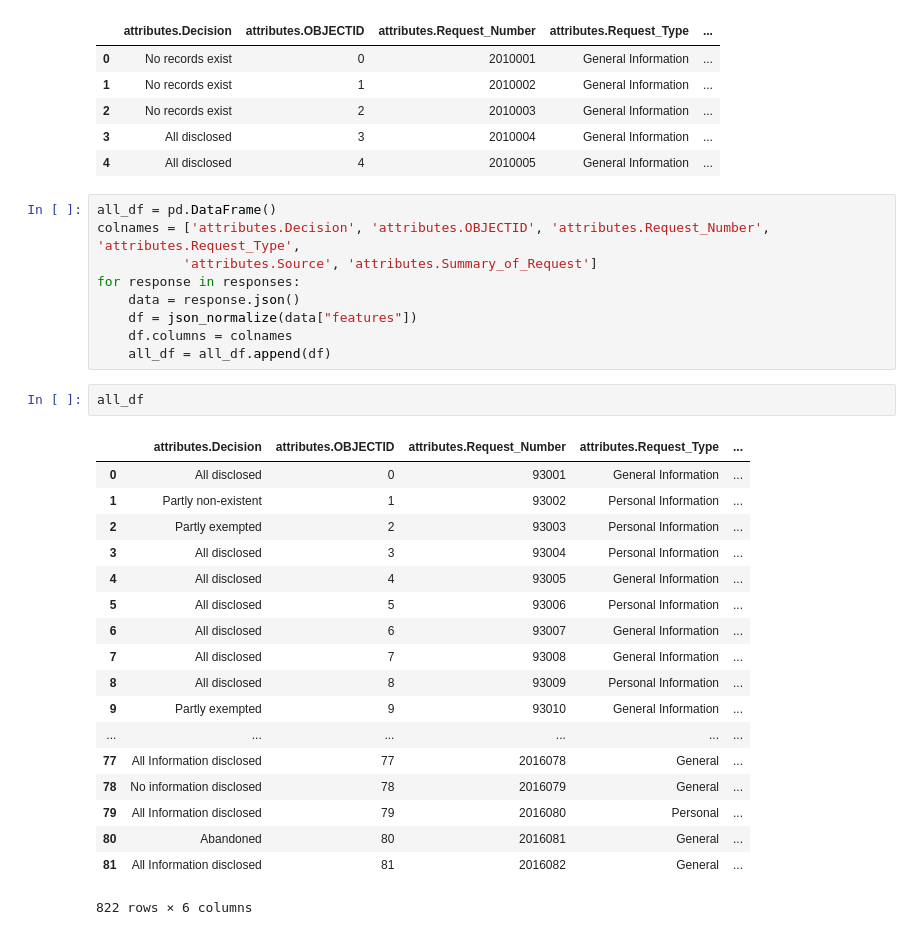
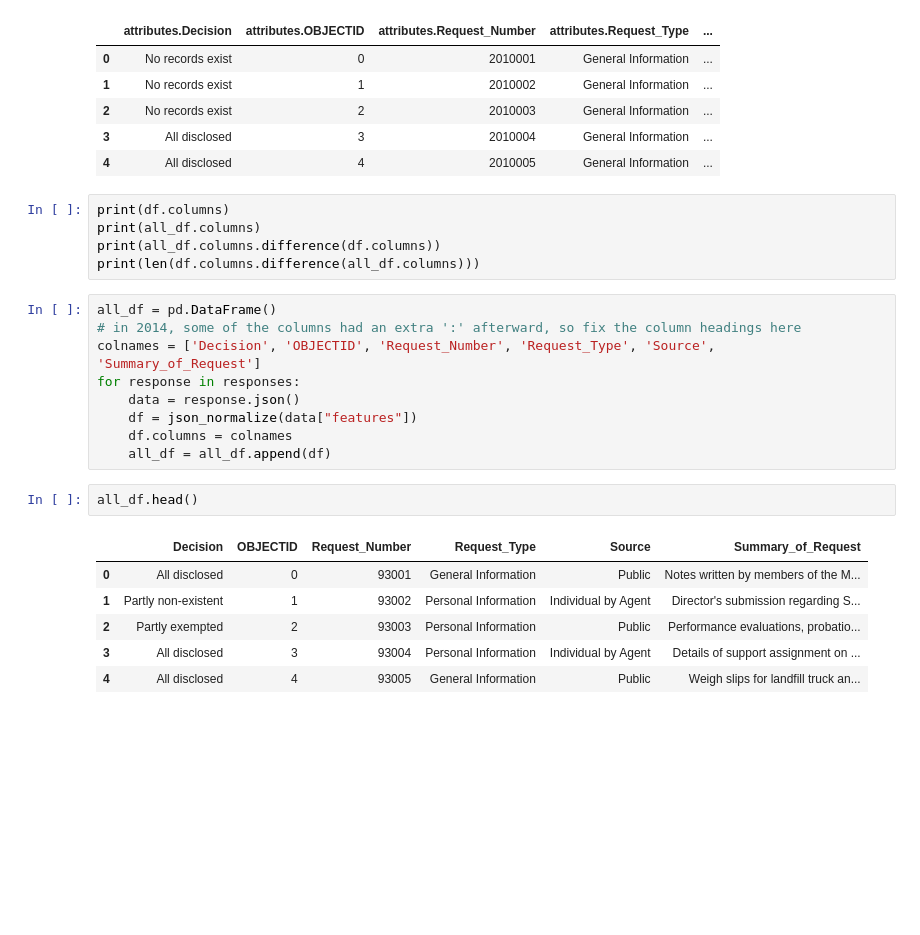
Before and after one commit to scjones5/foi-kw, a Jupyter notebook: Scott_FOI.ipynb, the cells around one changed output. Cells and saved outputs as stored; diff of their text form; blank space fills up the shorter version.

```diff
--- a/Scott_FOI.ipynb
+++ b/Scott_FOI.ipynb
@@ -110,33 +110,26 @@ df2010.head()
 | 2 | No records exist | 2 | 2010003 | General Information | ... |
 | 3 | All disclosed | 3 | 2010004 | General Information | ... |
 | 4 | All disclosed | 4 | 2010005 | General Information | ... |
+# %%
+print(df.columns)
+print(all_df.columns)
+print(all_df.columns.difference(df.columns))
+print(len(df.columns.difference(all_df.columns)))
 # %%
 all_df = pd.DataFrame()
-colnames = ['attributes.Decision', 'attributes.OBJECTID', 'attributes.Request_Number', 'attributes.Request_Type',
-           'attributes.Source', 'attributes.Summary_of_Request']
+# in 2014, some of the columns had an extra ':' afterward, so fix the column headings here
+colnames = ['Decision', 'OBJECTID', 'Request_Number', 'Request_Type', 'Source', 'Summary_of_Request']
 for response in responses:
     data = response.json()
     df = json_normalize(data["features"])
     df.columns = colnames
     all_df = all_df.append(df)
 # %%
-all_df
+all_df.head()
 # %% [output]
-|  | attributes.Decision | attributes.OBJECTID | attributes.Request_Number | attributes.Request_Type | ... |
-| 0 | All disclosed | 0 | 93001 | General Information | ... |
-| 1 | Partly non-existent | 1 | 93002 | Personal Information | ... |
-| 2 | Partly exempted | 2 | 93003 | Personal Information | ... |
-| 3 | All disclosed | 3 | 93004 | Personal Information | ... |
-| 4 | All disclosed | 4 | 93005 | General Information | ... |
-| 5 | All disclosed | 5 | 93006 | Personal Information | ... |
-| 6 | All disclosed | 6 | 93007 | General Information | ... |
-| 7 | All disclosed | 7 | 93008 | General Information | ... |
-| 8 | All disclosed | 8 | 93009 | Personal Information | ... |
-| 9 | Partly exempted | 9 | 93010 | General Information | ... |
-| ... | ... | ... | ... | ... | ... |
-| 77 | All Information disclosed | 77 | 2016078 | General | ... |
-| 78 | No information disclosed | 78 | 2016079 | General | ... |
-| 79 | All Information disclosed | 79 | 2016080 | Personal | ... |
-| 80 | Abandoned | 80 | 2016081 | General | ... |
-| 81 | All Information disclosed | 81 | 2016082 | General | ... |
+|  | Decision | OBJECTID | Request_Number | Request_Type | Source | Summary_of_Request |
+| 0 | All disclosed | 0 | 93001 | General Information | Public | Notes written by members of the M... |
+| 1 | Partly non-existent | 1 | 93002 | Personal Information | Individual by Agent | Director's submission regarding S... |
+| 2 | Partly exempted | 2 | 93003 | Personal Information | Public | Performance evaluations, probatio... |
+| 3 | All disclosed | 3 | 93004 | Personal Information | Individual by Agent | Details of support assignment on ... |
+| 4 | All disclosed | 4 | 93005 | General Information | Public | Weigh slips for landfill truck an... |
-822 rows × 6 columns
```
Also changed, not shown: parts of 24 cells of this notebook.
